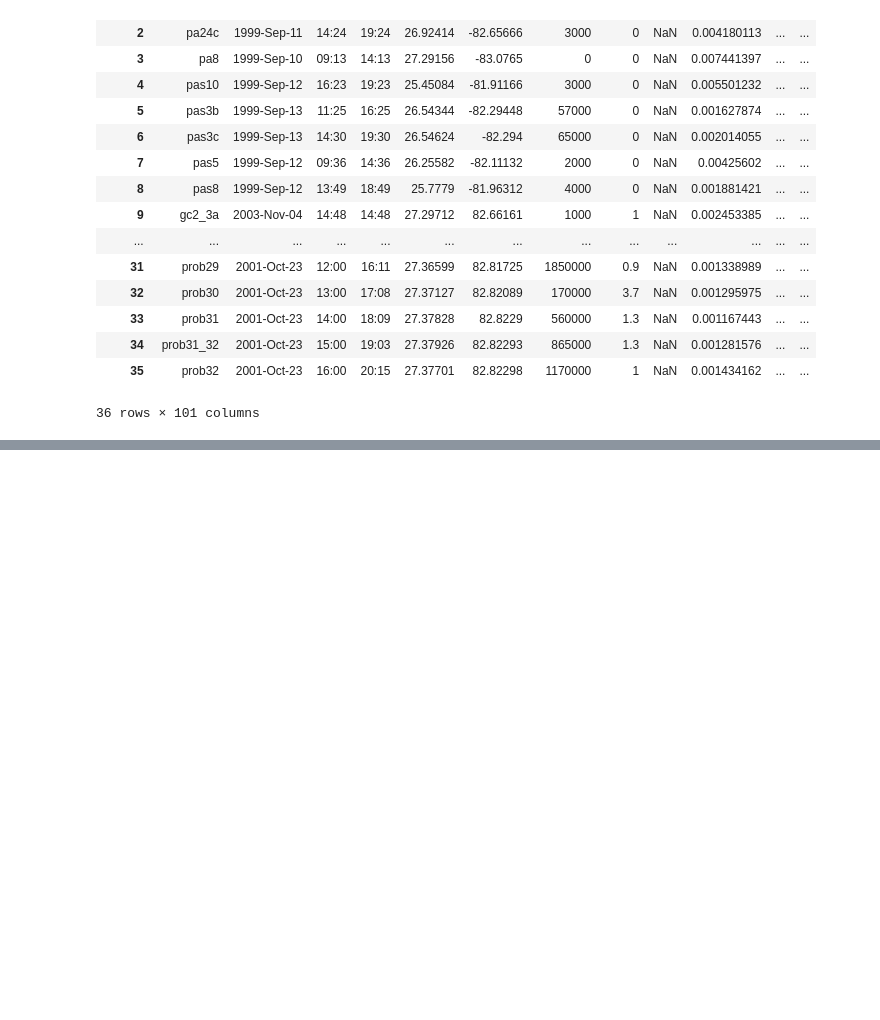
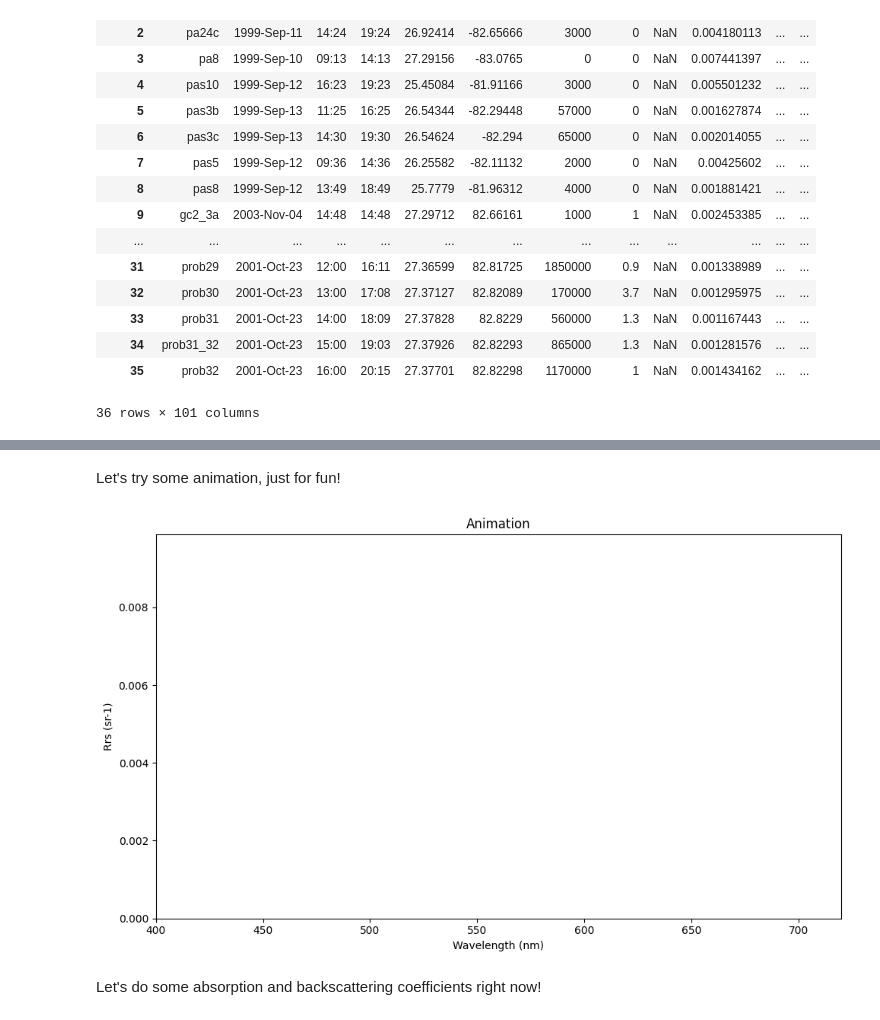
Before and after one commit to abailess/OpTox, a Jupyter notebook: SuCa/Rrs_spectra.ipynb, the cells around one changed output, grey strips where cells are left out. Saved outputs shown, nothing was run; the diff lists cells and outputs as text; code cells hidden in the pictures; blank space fills up the shorter version.

```diff
--- a/SuCa/Rrs_spectra.ipynb
+++ b/SuCa/Rrs_spectra.ipynb
@@ -112,0 +155,44 @@ plt.show()
+# %% [markdown]
+Let's try some animation, just for fun!
+# %%
+df_t.sort_values(by='Date', inplace=True) # just to make sure..
+dates = sorted(df_t['Date'].dropna().unique())
+
+fig, ax = plt.subplots(figsize=(10,6))
+lines = []
+stations = df_t['Sample_ID'].unique()
+
+for _ in stations:
+    line, = ax.plot([], [], lw=1)
+    lines.append(line)
+
+ax.set_xlim(min(wvs), max(wvs))
+ax.set_ylim(0, df_t[rrs_cols].max().max()*1.1)
+ax.set_xlabel('Wavelength (nm)')
+ax.set_ylabel('Rrs (sr-1)')
+title = ax.set_title('Animation')
+
+def animate(i):
+    current_date = dates[i]
+    subset = df_t[df_t['Date'] == current_date]
+    print(f"Frame {i}, Date: {current_date}, Samples: {len(subset)}")  # Debug print
+    title.set_text(f"Date: {current_date.strftime('%Y-%m-%d')}")
+
+    for j, (_, row) in enumerate(subset.iterrows()):
+        if j < len(lines):
+            lines[j].set_data(wvs, row[rrs_cols].values)
+            lines[j].set_label(f"{row['Sample_ID']} ({int(row['CellsperL'])})")
+
+    ax.legend(loc='upper right', fontsize=8)
+    return lines + [title]
+
+ani = FuncAnimation(fig, animate, frames=len(dates), interval=500, blit=False)
+
+sys.modules[__name__].__dict__['ani'] = ani
+
+plt.tight_layout()
+plt.show()
+# %% [output]
+[figure, added]
+# %% [markdown]
+Let's do some absorption and backscattering coefficients right now!
```
Also changed, not shown: parts of 14 cells of this notebook, 3 other files.
